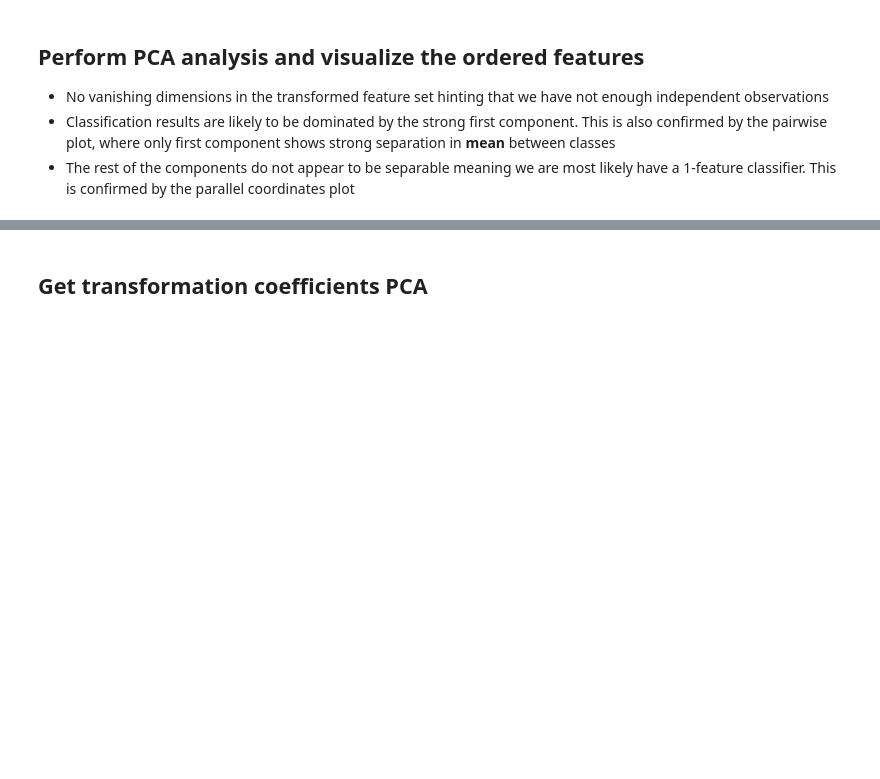
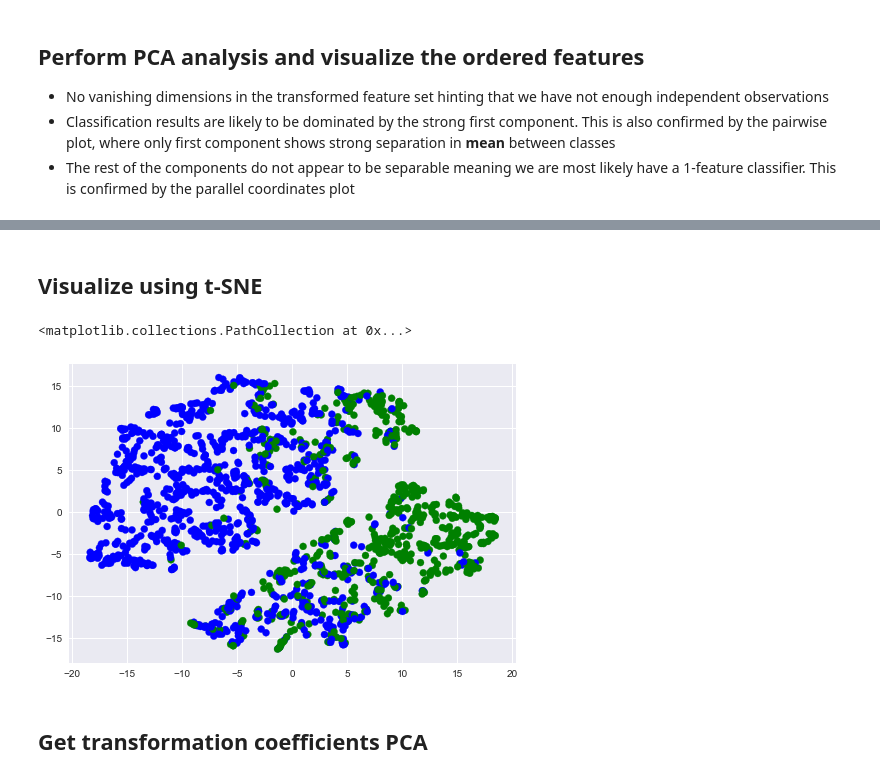
Before and after one commit to sladkovm/sam_ml, a Jupyter notebook: jupyter/brussel cluster.ipynb, the cells around one changed output, grey strips where cells are left out. Cells and saved outputs as stored; diff of their text form; code cells hidden in the pictures; blank space fills up the shorter version.

```diff
--- a/jupyter/brussel cluster.ipynb
+++ b/jupyter/brussel cluster.ipynb
@@ -67,0 +39,9 @@ Wall time: 2.55 s
+# %%
+%%time
+
+if os.sys.platform == 'win32':
+    data_path = os.path.normpath(r'C:\Users\msladkov\Dropbox\Projects\sam_ml\data\brussels-data')
+else:
+    data_path = os.path.normpath(r'/Users/sladkovm/Dropbox/Projects/sam_ml/data/seattle-data')
+
+df = load_data(data_path)
@@ -70,7 +62,7 @@ Wall time: 2.55 s
 # %%
 ro = RemoveOutliers()
 ro = ro.fit(df[['distance', 'average_speed', 'max_speed', 'elapsed_time', 'moving_time']])
-df_transform = ro.transform(df)
-df_transform.info()
+df = ro.transform(df)
+df.info()
 # %% [output]
 <class 'pandas.core.frame.DataFrame'>
@@ -199,0 +204,2 @@ ax = sns.pairplot(df_pca, hue='label')
+# %% [markdown]
+## Visualize using t-SNE
@@ -200,3 +208,12 @@ ax = sns.pairplot(df_pca, hue='label')
+# %%
+tsne = TSNE(n_components=2, random_state=0, init='pca')
+tmp = tsne.fit_transform(train)
+s = pd.Series(y_train)
+plt.scatter(x=tmp[:,0], y=tmp[:,1], c=s.map({'c':'b', 't':'g'}))
+# plt.scatter(x=tmp[:,0], y=tmp[:,1] )
+# %% [output]
+<matplotlib.collections.PathCollection at 0x...>
+[figure, added]
 # %% [markdown]
 ## Get transformation coefficients PCA
 # %%
```
Also changed, not shown: parts of 22 cells of this notebook.
